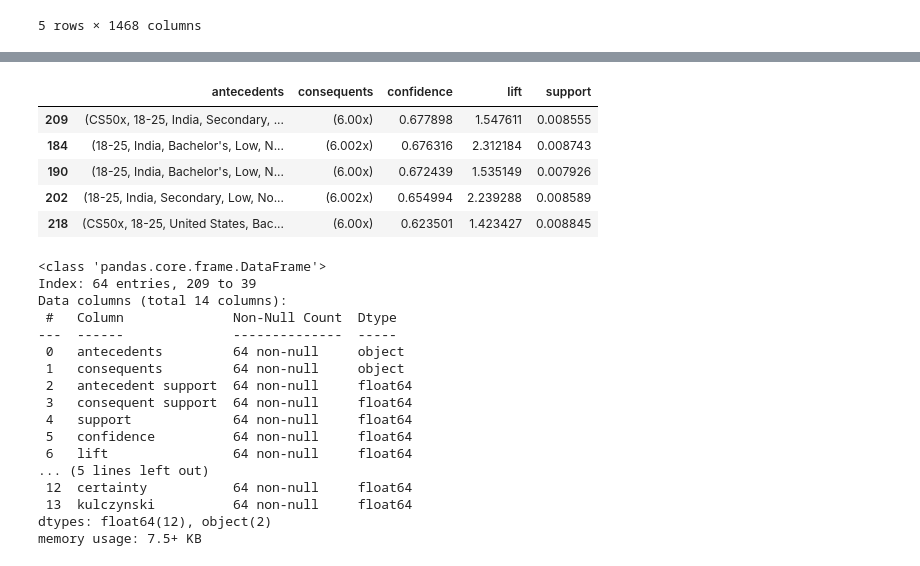
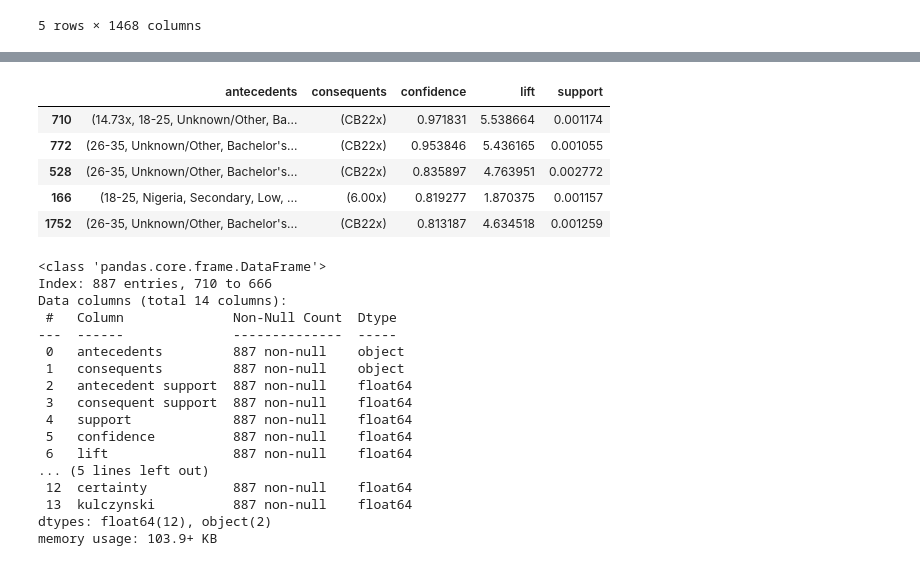
Before and after one commit to DjeziriOus/MiniProjet-ML, a Jupyter notebook: new-attempt-max-rules.ipynb, the cells around one changed output, grey strips where cells are left out. Cells and saved outputs as stored; diff of their text form; code cells hidden in the pictures.

```diff
--- a/new-attempt-max-rules.ipynb
+++ b/new-attempt-max-rules.ipynb
@@ -128,7 +128,7 @@ enriched_one_hot_df.head()
 from mlxtend.frequent_patterns import apriori, association_rules
 
 # Apply Apriori algorithm
-frequent_itemsets = apriori(enriched_one_hot_df, min_support=0.005, use_colnames=True)
+frequent_itemsets = apriori(enriched_one_hot_df, min_support=0.001, use_colnames=True)
 # frequent_itemsets.to_csv('frequent_itemsets.csv')
 frequent_itemsets
 # %% [output]
@@ -167,42 +167,68 @@ rules
 # %%
+
+# Step 3: Filter rules to include user attributes in antecedents and courses in consequents
+def is_valid_rule(antecedents, consequents):
+    # Check if antecedents include user attributes and consequents are courses
+    antecedent_is_profile = any(
+        item for item in antecedents
+        if "age_group" in item or "Certified" in item or "activity" in item
+    )
+    consequent_is_course = all(
+        item in enriched_one_hot_df.columns and item not in antecedents
+        for item in consequents
+    )
+    return antecedent_is_profile and consequent_is_course
+
+# Apply the filter
+filtered_rules = rules[
+    rules.apply(
+        lambda row: is_valid_rule(row['antecedents'], row['consequents']), axis=1
+    )
+]
+
+# Sort rules by confidence
+rules_with_profile_sorted = filtered_rules.sort_values(by='confidence', ascending=False)
+
+
+
 
 # Filter rules to include only those with user profile attributes in the antecedents
 rules_with_profile = rules[rules['antecedents'].apply(
     lambda x: any(item for item in x if "age_group" in item or "Certified" in item)
 )]
 
 # Sort rules by confidence
 rules_with_profile_sorted = rules_with_profile.sort_values(by='confidence', ascending=False)
 
 # Display the top rules
 rules_with_profile_sorted[['antecedents', 'consequents', 'confidence', 'lift', 'support']].head()
 # %% [output]
 |  | antecedents | consequents | confidence | lift | support |
-| 209 | (CS50x, 18-25, India, Secondary, ... | (6.00x) | 0.677898 | 1.547611 | 0.008555 |
-| 184 | (18-25, India, Bachelor's, Low, N... | (6.002x) | 0.676316 | 2.312184 | 0.008743 |
-| 190 | (18-25, India, Bachelor's, Low, N... | (6.00x) | 0.672439 | 1.535149 | 0.007926 |
-| 202 | (18-25, India, Secondary, Low, No... | (6.002x) | 0.654994 | 2.239288 | 0.008589 |
-| 218 | (CS50x, 18-25, United States, Bac... | (6.00x) | 0.623501 | 1.423427 | 0.008845 |
+| 710 | (14.73x, 18-25, Unknown/Other, Ba... | (CB22x) | 0.971831 | 5.538664 | 0.001174 |
+| 772 | (26-35, Unknown/Other, Bachelor's... | (CB22x) | 0.953846 | 5.436165 | 0.001055 |
+| 528 | (26-35, Unknown/Other, Bachelor's... | (CB22x) | 0.835897 | 4.763951 | 0.002772 |
+| 166 | (18-25, Nigeria, Secondary, Low, ... | (6.00x) | 0.819277 | 1.870375 | 0.001157 |
+| 1752 | (26-35, Unknown/Other, Bachelor's... | (CB22x) | 0.813187 | 4.634518 | 0.001259 |
 # %%
 rules_with_profile_sorted.info()
 # %% [output]
 <class 'pandas.core.frame.DataFrame'>
-Index: 64 entries, 209 to 39
+Index: 887 entries, 710 to 666
 Data columns (total 14 columns):
  #   Column              Non-Null Count  Dtype
 ---  ------              --------------  -----
- 0   antecedents         64 non-null     object
- 1   consequents         64 non-null     object
- 2   antecedent support  64 non-null     float64
- 3   consequent support  64 non-null     float64
- 4   support             64 non-null     float64
- 5   confidence          64 non-null     float64
- 6   lift                64 non-null     float64
+ 0   antecedents         887 non-null    object
+ 1   consequents         887 non-null    object
+ 2   antecedent support  887 non-null    float64
+ 3   consequent support  887 non-null    float64
+ 4   support             887 non-null    float64
+ 5   confidence          887 non-null    float64
+ 6   lift                887 non-null    float64
 ... (5 lines left out)
- 12  certainty           64 non-null     float64
- 13  kulczynski          64 non-null     float64
+ 12  certainty           887 non-null    float64
+ 13  kulczynski          887 non-null    float64
 dtypes: float64(12), object(2)
-memory usage: 7.5+ KB
+memory usage: 103.9+ KB
 # %%
 rules_with_profile_sorted
 # %% [output]
```
Also changed, not shown: parts of 5 cells of this notebook, 6 other files.
